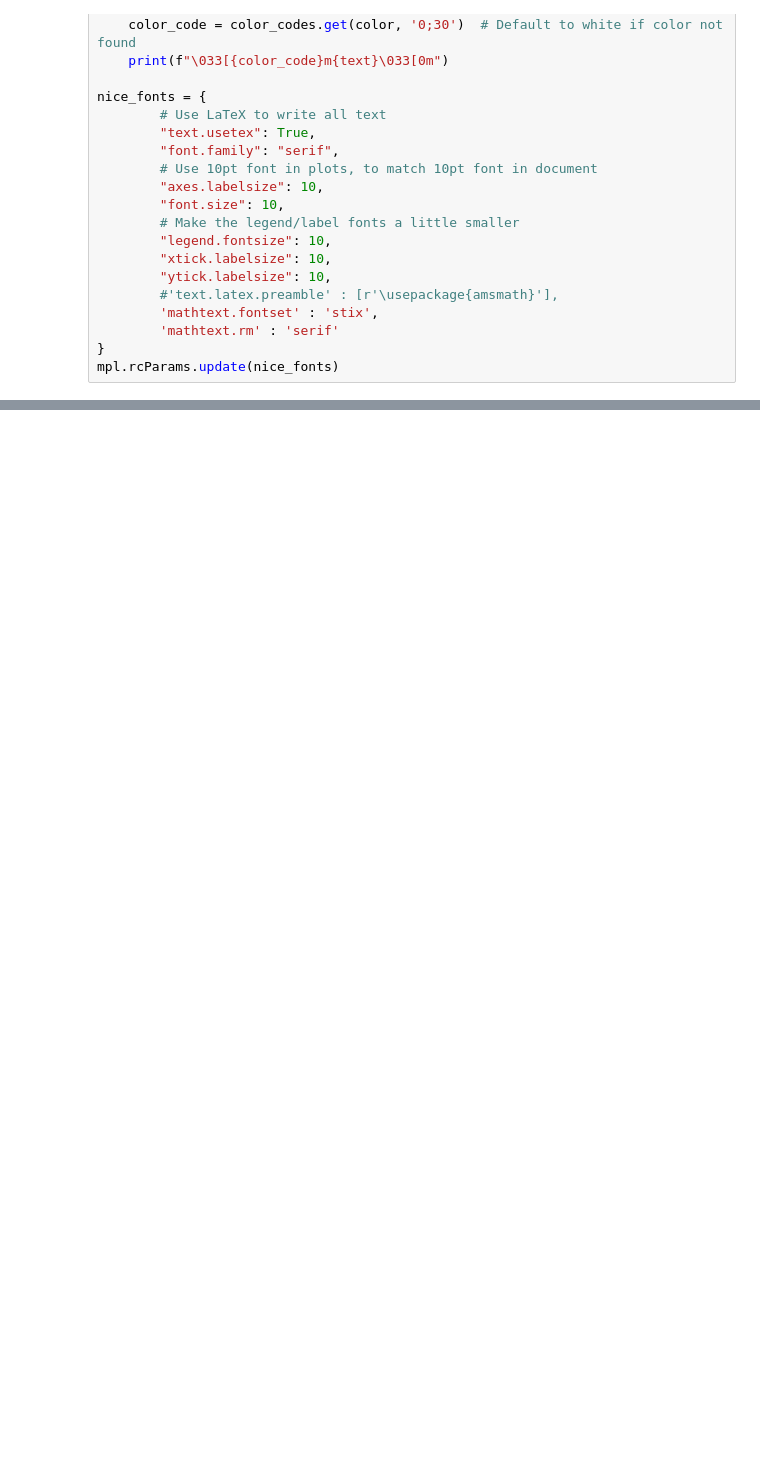
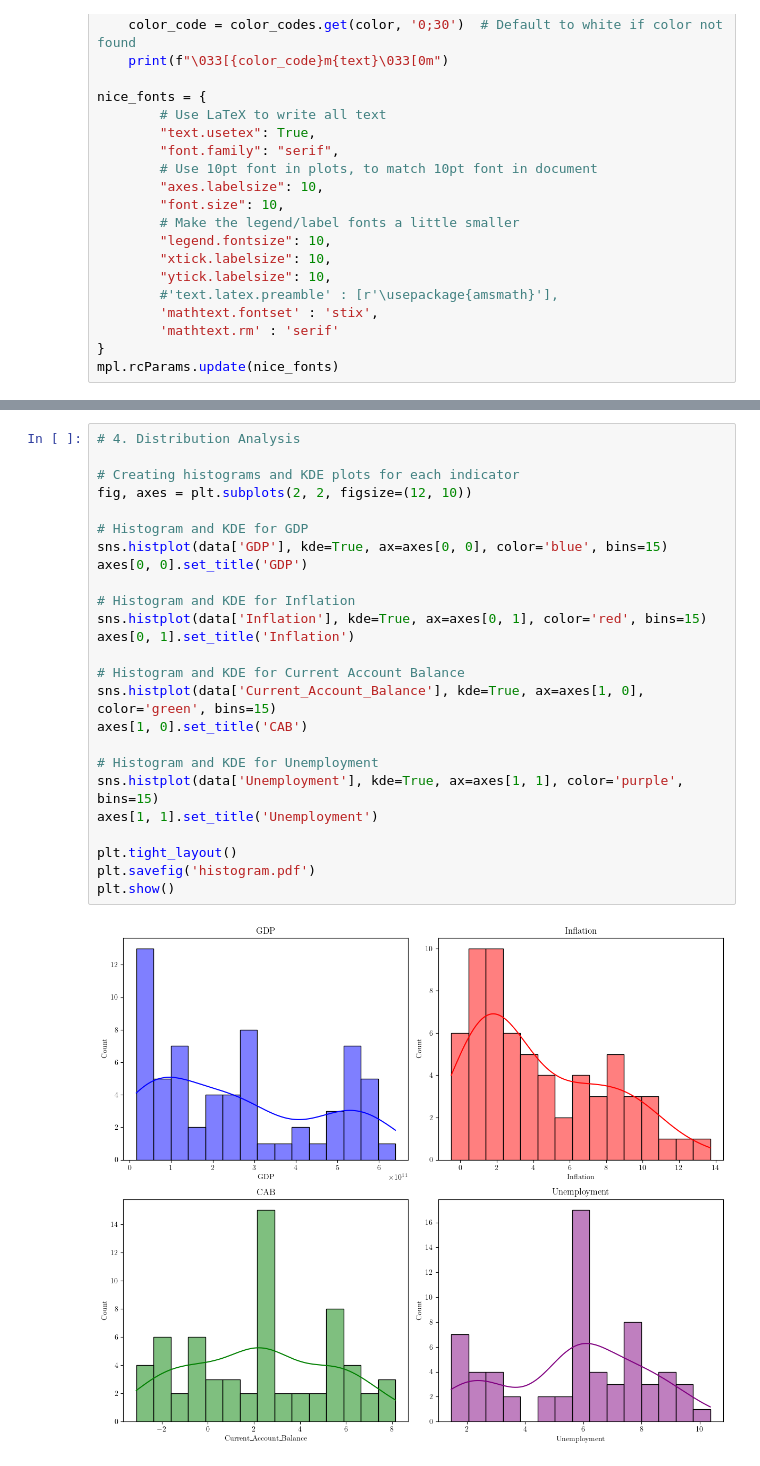
Before and after one commit to arnobmukherjee1988/Swedish_Economic_Analysis, a Jupyter notebook: eda.ipynb, the cells around one changed output, grey strips where cells are left out. Cells and saved outputs as stored; diff of their text form; blank space fills up the shorter version.

```diff
--- a/eda.ipynb
+++ b/eda.ipynb
@@ -226,0 +207,27 @@ for asset, df in data.items():
+# %%
+# 4. Distribution Analysis
+
+# Creating histograms and KDE plots for each indicator
+fig, axes = plt.subplots(2, 2, figsize=(12, 10))
+
+# Histogram and KDE for GDP
+sns.histplot(data['GDP'], kde=True, ax=axes[0, 0], color='blue', bins=15)
+axes[0, 0].set_title('GDP')
+
+# Histogram and KDE for Inflation
+sns.histplot(data['Inflation'], kde=True, ax=axes[0, 1], color='red', bins=15)
+axes[0, 1].set_title('Inflation')
+
+# Histogram and KDE for Current Account Balance
+sns.histplot(data['Current_Account_Balance'], kde=True, ax=axes[1, 0], color='green', bins=15)
+axes[1, 0].set_title('CAB')
+
+# Histogram and KDE for Unemployment
+sns.histplot(data['Unemployment'], kde=True, ax=axes[1, 1], color='purple', bins=15)
+axes[1, 1].set_title('Unemployment')
+
+plt.tight_layout()
+plt.savefig('histogram.pdf')
+plt.show()
+# %% [output]
+[figure, added]
```
Also changed, not shown: parts of 13 cells of this notebook, 5 other files.
